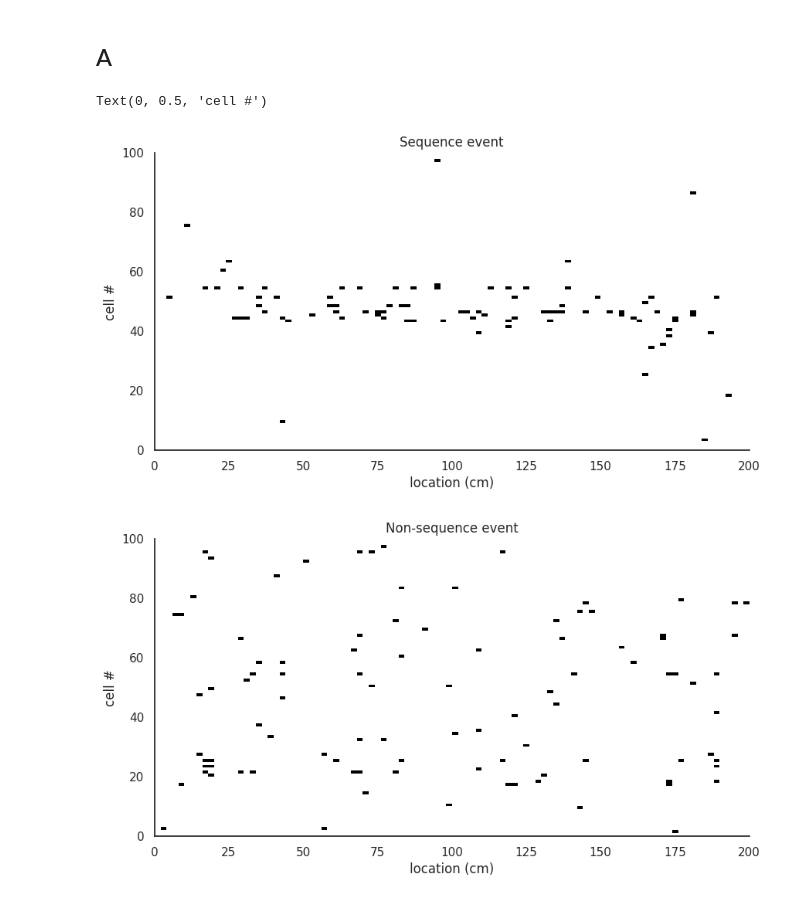
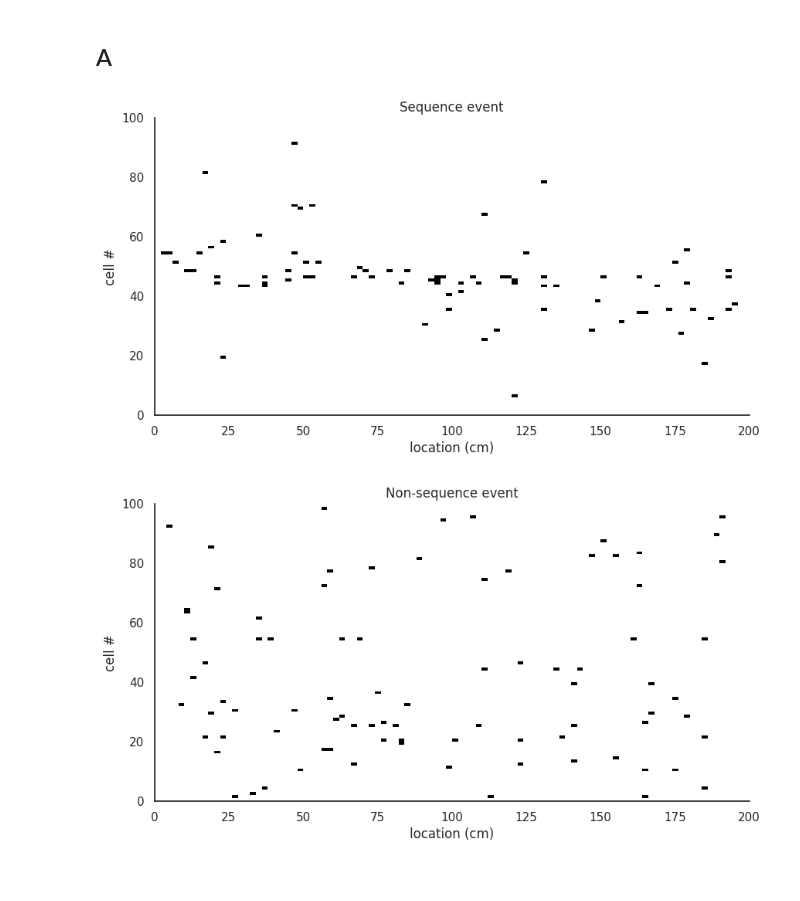
Before and after one commit to irenetiem/population-methods-IT, a Jupyter notebook: 01-bayes-decoding/exercises.ipynb, the cells around one changed output. Saved outputs shown, nothing was run; the diff lists cells and outputs as text; code cells hidden in the pictures.

```diff
--- a/01-bayes-decoding/exercises.ipynb
+++ b/01-bayes-decoding/exercises.ipynb
@@ -490,25 +484,25 @@ for event in range(n_events):
 
 pfc_idxs = [np.argmax(rate_map) for rate_map in firing_rate_maps]
 sorted_idxs = np.argsort(pfc_idxs)
-
-
-event = 50
-plt.figure(figsize=(10,5))
-plt.title('Sequence event')
-plt.imshow(spikes_react[event,sorted_idxs,:], cmap='Greys', extent = [0, 200, 0, n_cells])
-plt.xlabel('location (cm)')
-plt.ylabel('cell #')
-
-event = 150
-plt.figure(figsize=(10,5))
-plt.title('Non-sequence event')
-plt.imshow(spikes_react[event,sorted_idxs,:], cmap='Greys', extent = [0, 200, 0, n_cells])
-plt.xlabel('location (cm)')
-plt.ylabel('cell #')
-# %% [output]
-Text(0, 0.5, 'cell #')
-[figure, removed]
-[figure, removed]
+# %%
+event = 70
+plt.figure(figsize=(10,5))
+plt.title('Sequence event')
+plt.imshow(spikes_react[event,sorted_idxs,:], cmap='Greys', extent = [0, 200, 0, n_cells])
+plt.xlabel('location (cm)')
+plt.ylabel('cell #')
+
+event = 150
+plt.figure(figsize=(10,5))
+plt.title('Non-sequence event')
+plt.imshow(spikes_react[event,sorted_idxs,:], cmap='Greys', extent = [0, 200, 0, n_cells])
+plt.xlabel('location (cm)')
+plt.ylabel('cell #')
+
+plt.show()
+# %% [output]
+[figure, added]
+[figure, added]
 # %%
 time_window = 10 # number of bins to aggregate during decoding
 
```
Also changed, not shown: parts of 21 cells of this notebook.
